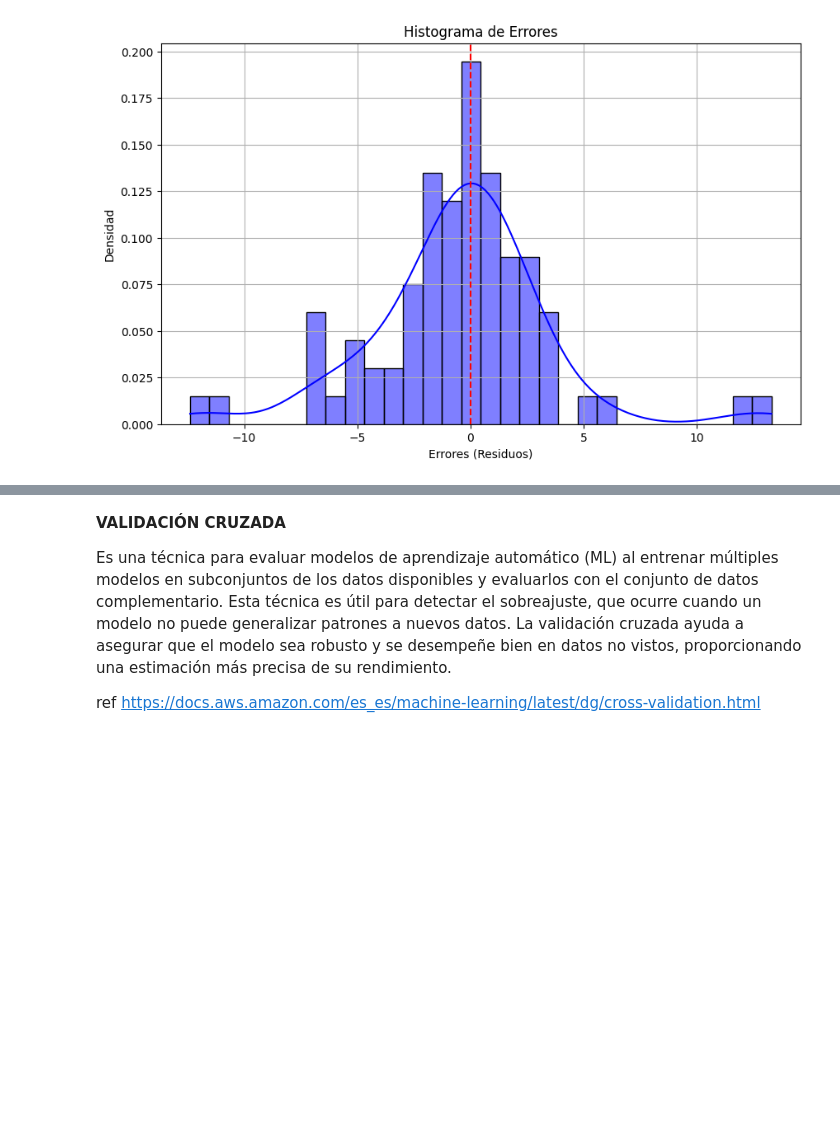
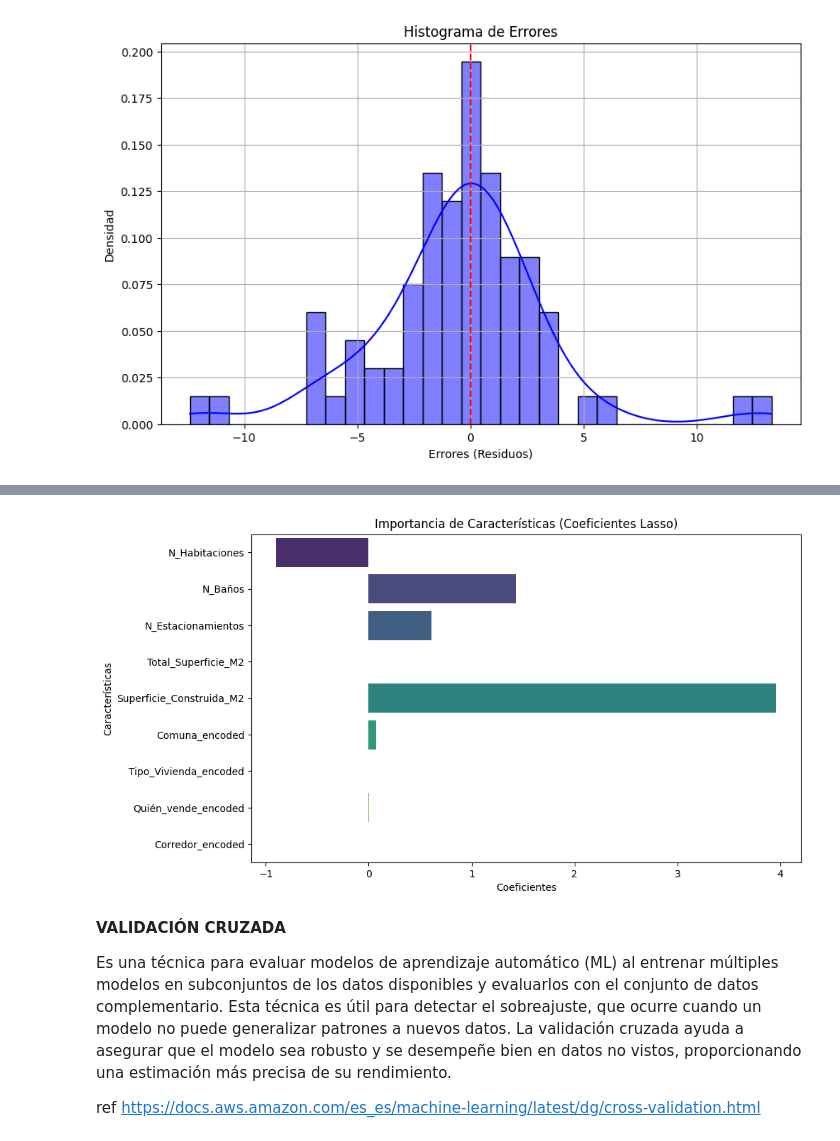
Before and after one commit to JoelByron/AI_Camp_TalentoTech, a Jupyter notebook: project/Metropolitan_Properties_Value_Prediction_Project.ipynb, the cells around one changed output, grey strips where cells are left out. Drawn from its saved outputs; the diff is of its cells as text; code cells hidden in the pictures; blank space fills up the shorter version.

```diff
--- a/project/Metropolitan_Properties_Value_Prediction_Project.ipynb
+++ b/project/Metropolitan_Properties_Value_Prediction_Project.ipynb
@@ -521,3 +623,12 @@ Lasso Regression MAPE: 0.46%, RMSE: 3.93
+# %%
+# 3. Gráfico de coeficientes del modelo Lasso
+coeficientes = pd.DataFrame({"Características": X_train.columns, "Coeficientes": lasso_model.coef_})
+plt.figure(figsize=(10, 6))
+sns.barplot(x="Coeficientes", y="Características", data=coeficientes, palette="viridis")
+plt.title("Importancia de Características (Coeficientes Lasso)")
+plt.show()
+# %% [output]
+[figure, added]
 # %% [markdown]
 **VALIDACIÓN CRUZADA**
 
```
Also changed, not shown: parts of 49 cells of this notebook.
